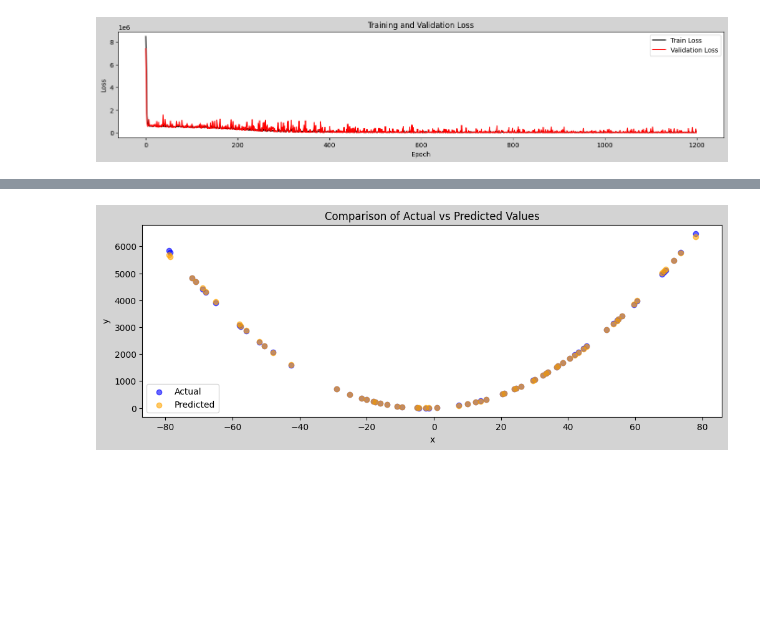
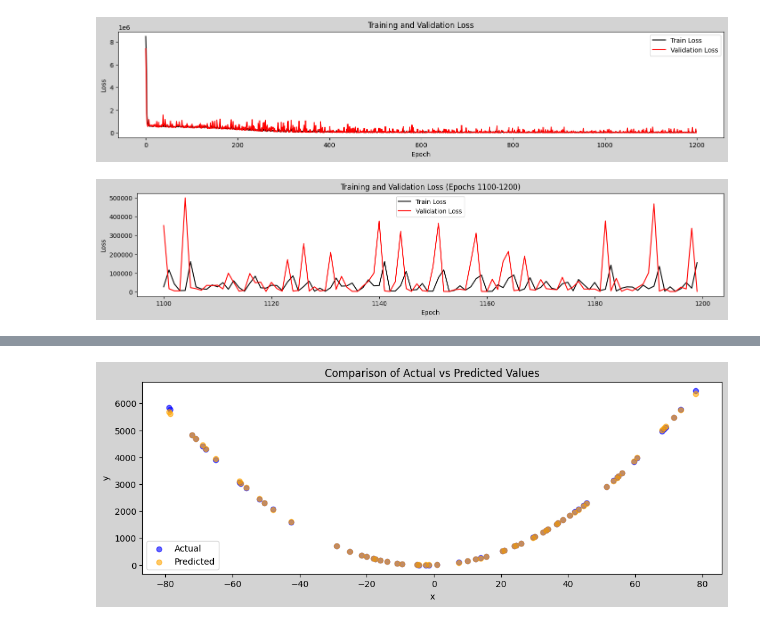
Before and after one commit to mhs791/_DLPractice, a Jupyter notebook: Regression_3.ipynb, the cells around one changed output, grey strips where cells are left out. Cells and saved outputs as stored; diff of their text form; code cells hidden in the pictures; blank space fills up the shorter version.

```diff
--- a/Regression_3.ipynb
+++ b/Regression_3.ipynb
@@ -55,6 +55,17 @@ plt.legend()
 plt.show()
 # %% [output]
 [figure]
+# %%
+plt.figure(figsize=(17, 3), facecolor='lightgray')
+plt.plot(range(1100, 1200), hist.history['loss'][1100:1201], label='Train Loss', color='black')
+plt.plot(range(1100, 1200), hist.history['val_loss'][1100:1201], label='Validation Loss', color='red')
+plt.xlabel("Epoch")
+plt.ylabel("Loss")
+plt.title("Training and Validation Loss (Epochs 1100-1200)")
+plt.legend()
+plt.show()
+# %% [output]
+[figure, added]
 # %%
 y_pred=model.predict(x_test)
 # %% [output]
```
Also changed, not shown: parts of 1 cell of this notebook.
